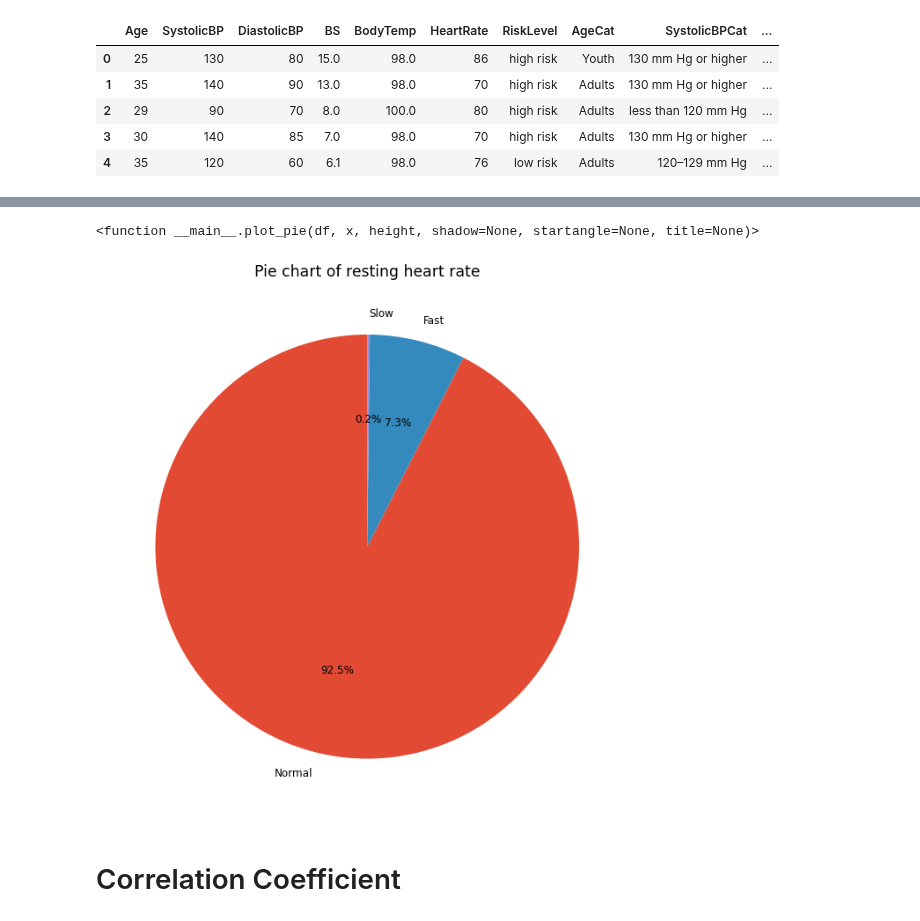
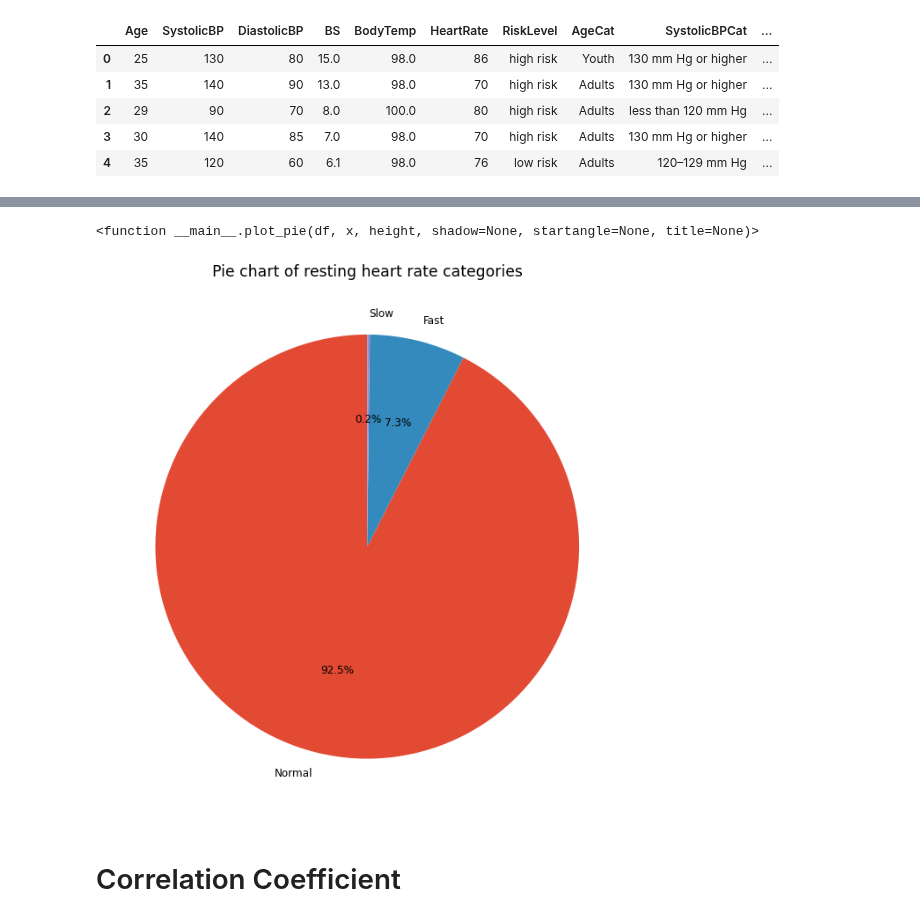
Before and after one commit to eldrigeampong/Data-Science, a Jupyter notebook: Scikit-learn/project1.ipynb, the cells around one changed output, grey strips where cells are left out. Cells and saved outputs as stored; diff of their text form; code cells hidden in the pictures.

```diff
--- a/Scikit-learn/project1.ipynb
+++ b/Scikit-learn/project1.ipynb
@@ -330,12 +330,12 @@ plot_bar(
 # %%
 plot_pie(
     df=df,
     x=df['HeartRateCat'].value_counts().keys(), height=df['HeartRateCat'].value_counts(normalize=True).values, startangle=90,
-    title='Pie chart of resting heart rate'
+    title='Pie chart of resting heart rate categories'
 )
 # %% [output]
 <function __main__.plot_pie(df, x, height, shadow=None, startangle=None, title=None)>
-[figure, old version]
+[figure, new version]
 # %% [markdown]
 # Correlation Coefficient
 # %%
```
Also changed, not shown: parts of 12 cells of this notebook, 7 other files.
